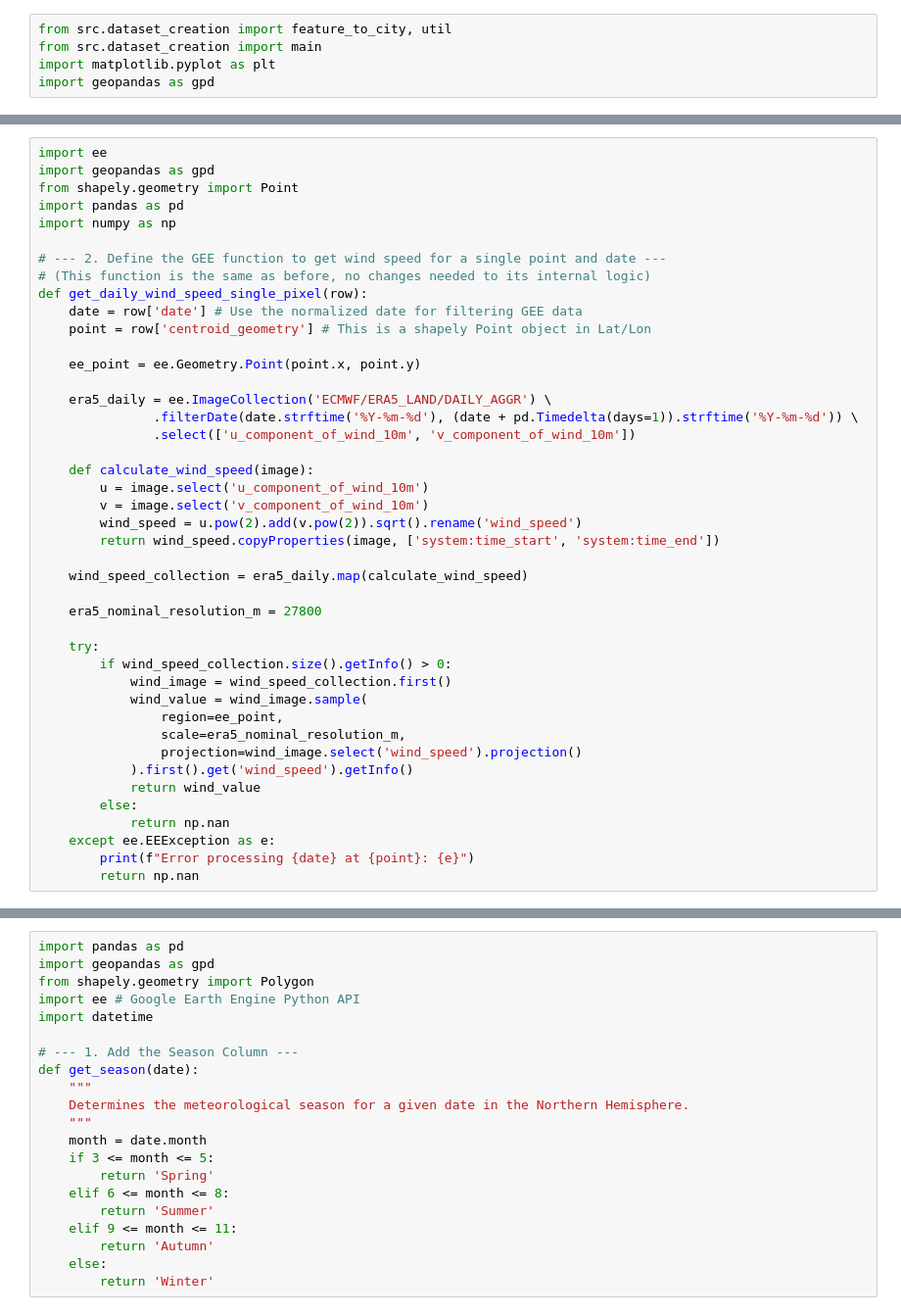
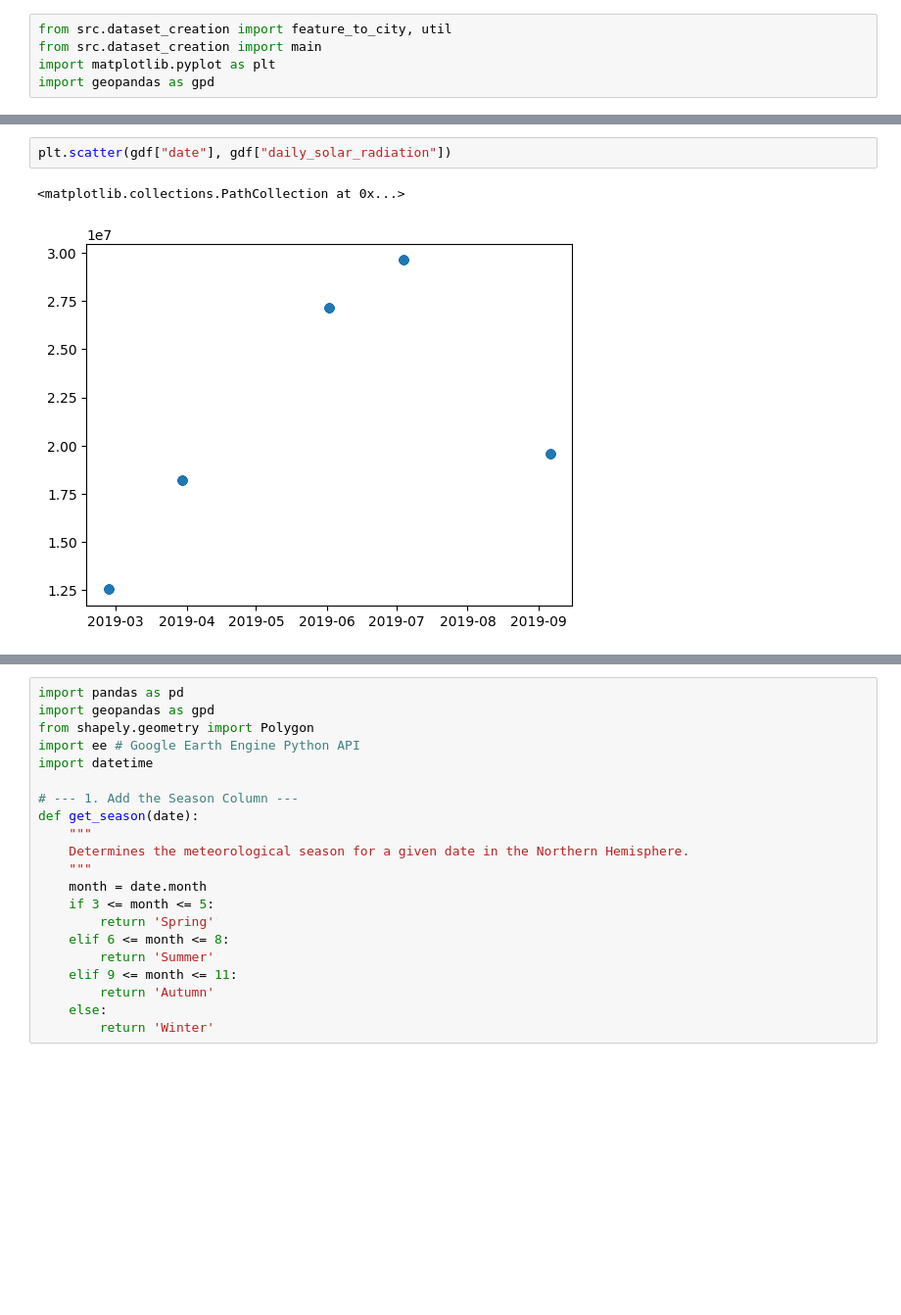
Before and after one commit to ThomasBaptiste/GreenerCities, a Jupyter notebook: testing_notebook2.ipynb, the cells around one changed output, grey strips where cells are left out. Shown at 98% size. Cells and saved outputs as stored; diff of their text form; blank space fills up the shorter version.

```diff
--- a/testing_notebook2.ipynb
+++ b/testing_notebook2.ipynb
@@ -10,43 +8,5 @@ gdf = main.main('paris,france', 'ee-thomasbaptiste45', 2019, 2000, 2154)
-# %%
-import ee
-import geopandas as gpd
-from shapely.geometry import Point
-import pandas as pd
-import numpy as np
-
-# --- 2. Define the GEE function to get wind speed for a single point and date ---
-# (This function is the same as before, no changes needed to its internal logic)
-def get_daily_wind_speed_single_pixel(row):
-    date = row['date'] # Use the normalized date for filtering GEE data
-    point = row['centroid_geometry'] # This is a shapely Point object in Lat/Lon
-
-    ee_point = ee.Geometry.Point(point.x, point.y)
-
-    era5_daily = ee.ImageCollection('ECMWF/ERA5_LAND/DAILY_AGGR') \
-               .filterDate(date.strftime('%Y-%m-%d'), (date + pd.Timedelta(days=1)).strftime('%Y-%m-%d')) \
-               .select(['u_component_of_wind_10m', 'v_component_of_wind_10m'])
-
-    def calculate_wind_speed(image):
-        u = image.select('u_component_of_wind_10m')
-        v = image.select('v_component_of_wind_10m')
-        wind_speed = u.pow(2).add(v.pow(2)).sqrt().rename('wind_speed')
-        return wind_speed.copyProperties(image, ['system:time_start', 'system:time_end'])
-
-    wind_speed_collection = era5_daily.map(calculate_wind_speed)
-
-    era5_nominal_resolution_m = 27800
-
-    try:
-        if wind_speed_collection.size().getInfo() > 0:
-            wind_image = wind_speed_collection.first()
-            wind_value = wind_image.sample(
-                region=ee_point,
-                scale=era5_nominal_resolution_m,
-                projection=wind_image.select('wind_speed').projection()
-            ).first().get('wind_speed').getInfo()
-            return wind_value
-        else:
-            return np.nan
-    except ee.EEException as e:
-        print(f"Error processing {date} at {point}: {e}")
-        return np.nan
+# %%
+plt.scatter(gdf["date"], gdf["daily_solar_radiation"])
+# %% [output]
+<matplotlib.collections.PathCollection at 0x...>
+[figure, added]
```
Also changed, not shown: parts of 4 cells of this notebook, 3 other files.
